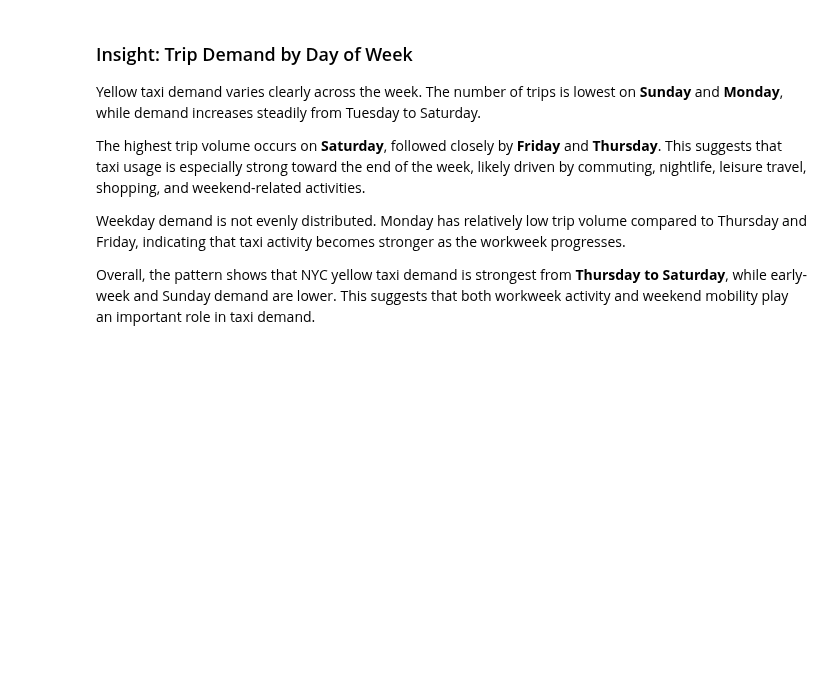
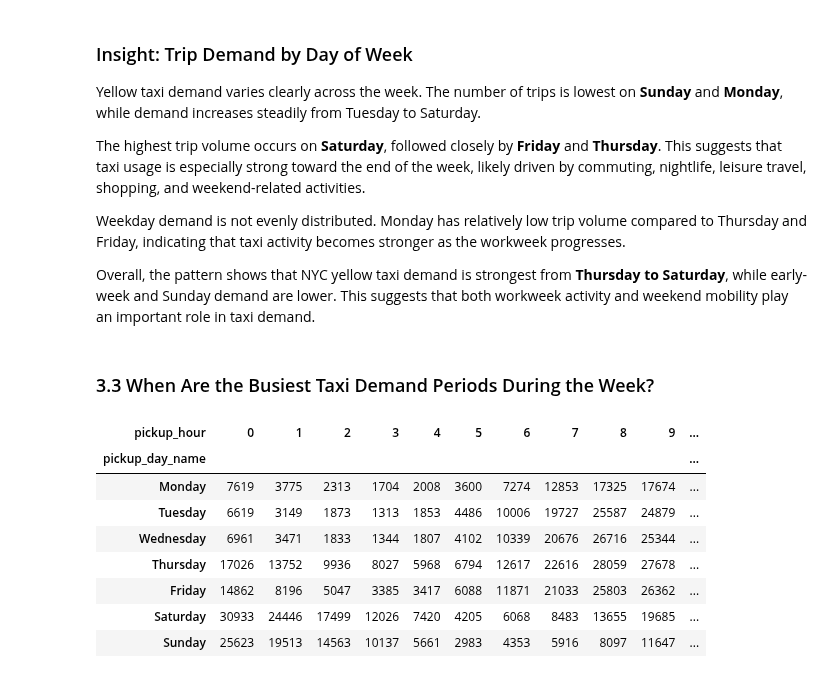
Before and after one commit to fathirrizkifadillah/NYC-Yellow-Taxi-Trip-Analysis, a Jupyter notebook: main.ipynb, the cells around one changed output. Cells and saved outputs as stored; diff of their text form; code cells hidden in the pictures; blank space fills up the shorter version.

```diff
--- a/main.ipynb
+++ b/main.ipynb
@@ -667,3 +667,39 @@ The highest trip volume occurs on **Saturday**, followed closely by **Friday** a
 Weekday demand is not evenly distributed. Monday has relatively low trip volume compared to Thursday and Friday, indicating that taxi activity becomes stronger as the workweek progresses.
 
 Overall, the pattern shows that NYC yellow taxi demand is strongest from **Thursday to Saturday**, while early-week and Sunday demand are lower. This suggests that both workweek activity and weekend mobility play an important role in taxi demand.
+# %% [markdown]
+### 3.3 When Are the Busiest Taxi Demand Periods During the Week?
+# %%
+day_order = [
+    "Monday", "Tuesday", "Wednesday",
+    "Thursday", "Friday", "Saturday", "Sunday"
+]
+
+hour_day_trips = (
+    df_eda
+    .groupby(["pickup_day_name", "pickup_hour"], observed=False)
+    .size()
+    .reset_index(name="trip_count")
+)
+
+hour_day_pivot = (
+    hour_day_trips
+    .pivot(
+        index="pickup_day_name",
+        columns="pickup_hour",
+        values="trip_count"
+    )
+    .reindex(day_order)
+)
+
+hour_day_pivot
+# %% [output]
+| pickup_hour | 0 | 1 | 2 | 3 | 4 | 5 | 6 | 7 | 8 | 9 | ... |
+| pickup_day_name |  |  |  |  |  |  |  |  |  |  | ... |
+| Monday | 7619 | 3775 | 2313 | 1704 | 2008 | 3600 | 7274 | 12853 | 17325 | 17674 | ... |
+| Tuesday | 6619 | 3149 | 1873 | 1313 | 1853 | 4486 | 10006 | 19727 | 25587 | 24879 | ... |
+| Wednesday | 6961 | 3471 | 1833 | 1344 | 1807 | 4102 | 10339 | 20676 | 26716 | 25344 | ... |
+| Thursday | 17026 | 13752 | 9936 | 8027 | 5968 | 6794 | 12617 | 22616 | 28059 | 27678 | ... |
+| Friday | 14862 | 8196 | 5047 | 3385 | 3417 | 6088 | 11871 | 21033 | 25803 | 26362 | ... |
+| Saturday | 30933 | 24446 | 17499 | 12026 | 7420 | 4205 | 6068 | 8483 | 13655 | 19685 | ... |
+| Sunday | 25623 | 19513 | 14563 | 10137 | 5661 | 2983 | 4353 | 5916 | 8097 | 11647 | ... |
```
Also changed, not shown: parts of 1 cell of this notebook, 1 other file.
